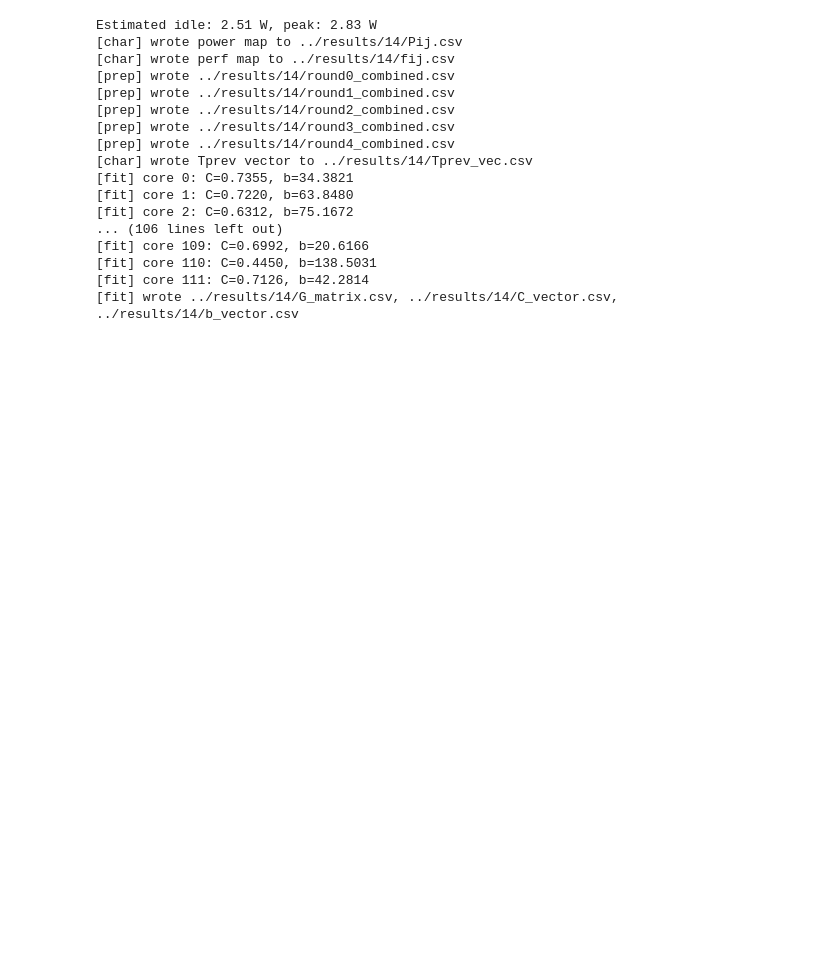
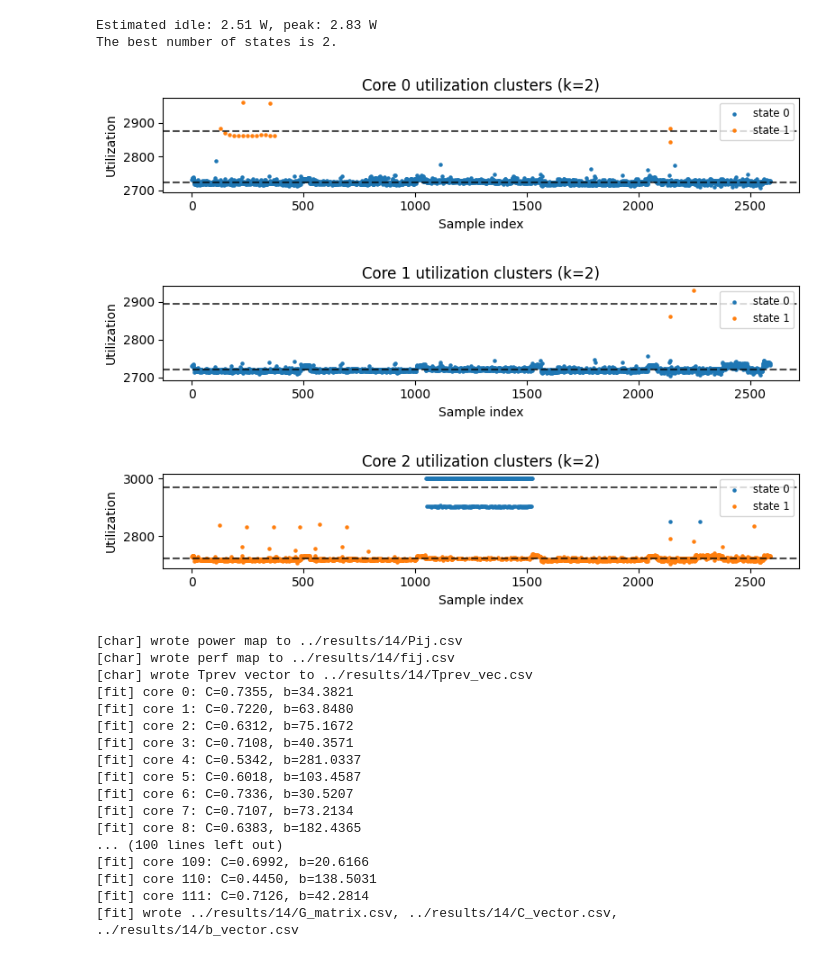
Before and after one commit to Yaozzzx/HPCE, a Jupyter notebook: notebooks/modelling.ipynb, the cells around one changed output. Cells and saved outputs as stored; diff of their text form; code cells hidden in the pictures; blank space fills up the shorter version.

Commit message:
Added Corrected P_bar and also made the states automatic instead of hard coded.

```diff
--- a/notebooks/modelling.ipynb
+++ b/notebooks/modelling.ipynb
@@ -192,10 +238,10 @@ def fit_and_save():
     df = load_all_csvs()
     N  = len([c for c in df if c.startswith("P_core_")])
     G  = np.zeros((N, N)); C = np.zeros(N); b = np.zeros(N)
-    for ℓ in range(N):
-        G_l, C_l, b_l = fit_core(df, ℓ, DELTA_SHIFT, ALPHA)
-        G[ℓ,:], C[ℓ], b[ℓ] = G_l, C_l, b_l
-        print(f"[fit] core {ℓ}: C={C_l:.4f}, b={b_l:.4f}")
+    for ell in range(N):
+        G_l, C_l, b_l = fit_core(df, ell, DELTA_SHIFT, ALPHA)
+        G[ell,:], C[ell], b[ell] = G_l, C_l, b_l
+        print(f"[fit] core {ell}: C={C_l:.4f}, b={b_l:.4f}")
     pd.DataFrame(G).to_csv(OUT_G, index=False)
     pd.Series(C).to_csv(OUT_C, index=False)
     pd.Series(b).to_csv(OUT_b, index=False)
@@ -203,39 +249,44 @@ def fit_and_save():
 # %%
 if __name__ == "__main__":
 
     ensure_dirs()
     # estimate idle/peak power
     idle, peak = estimate_idle_and_pmax(PICKLE_BASE_DIR)
     print(f"Estimated idle: {idle:.2f} W, peak: {peak:.2f} W")
     IDLE_POWER, ASSUMED_PMAX = idle, peak
 
     # auto-populate Pij and fij
     if DVFS_STATES > 0:
-        P_FREQ, FREQ_PERF = characterize_freq_states(PICKLE_BASE_DIR, DVFS_STATES)
+        P_FREQ, FREQ_PERF, states = characterize_freq_states(PICKLE_BASE_DIR, DVFS_STATES)
         write_power_map(P_FREQ)
         write_perf_map(FREQ_PERF)
 
     # prepare combined timeseries
     prepare_combined_csvs()
     # extract last temperatures
     write_Tprev(DATA_DIR)
     # fit thermal model
     fit_and_save()
 # %% [output]
 Estimated idle: 2.51 W, peak: 2.83 W
-[char] wrote power map to ../results/14/Pij.csv
-[char] wrote perf map to ../results/14/fij.csv
-[prep] wrote ../results/14/round0_combined.csv
-[prep] wrote ../results/14/round1_combined.csv
-[prep] wrote ../results/14/round2_combined.csv
-[prep] wrote ../results/14/round3_combined.csv
-[prep] wrote ../results/14/round4_combined.csv
-[char] wrote Tprev vector to ../results/14/Tprev_vec.csv
-[fit] core 0: C=0.7355, b=34.3821
-[fit] core 1: C=0.7220, b=63.8480
-[fit] core 2: C=0.6312, b=75.1672
-... (106 lines left out)
-[fit] core 109: C=0.6992, b=20.6166
-[fit] core 110: C=0.4450, b=138.5031
-[fit] core 111: C=0.7126, b=42.2814
-[fit] wrote ../results/14/G_matrix.csv, ../results/14/C_vector.csv, ../results/14/b_vector.csv
+The best number of states is 2.
+[figure, added]
+[figure, added]
+[figure, added]
+[char] wrote power map to ../results/14/Pij.csv
+[char] wrote perf map to ../results/14/fij.csv
+[char] wrote Tprev vector to ../results/14/Tprev_vec.csv
+[fit] core 0: C=0.7355, b=34.3821
+[fit] core 1: C=0.7220, b=63.8480
+[fit] core 2: C=0.6312, b=75.1672
+[fit] core 3: C=0.7108, b=40.3571
+[fit] core 4: C=0.5342, b=281.0337
+[fit] core 5: C=0.6018, b=103.4587
+[fit] core 6: C=0.7336, b=30.5207
+[fit] core 7: C=0.7107, b=73.2134
+[fit] core 8: C=0.6383, b=182.4365
+... (100 lines left out)
+[fit] core 109: C=0.6992, b=20.6166
+[fit] core 110: C=0.4450, b=138.5031
+[fit] core 111: C=0.7126, b=42.2814
+[fit] wrote ../results/14/G_matrix.csv, ../results/14/C_vector.csv, ../results/14/b_vector.csv
```
Also changed, not shown: parts of 2 cells of this notebook, 1 other file.
